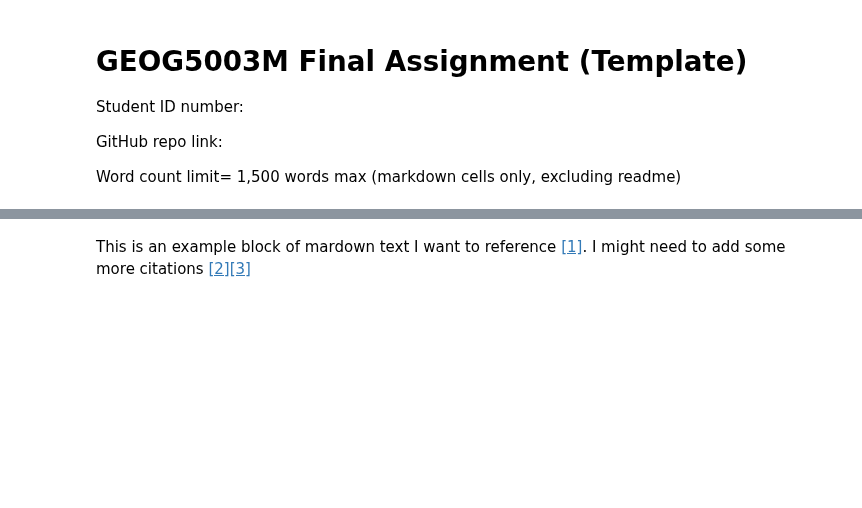
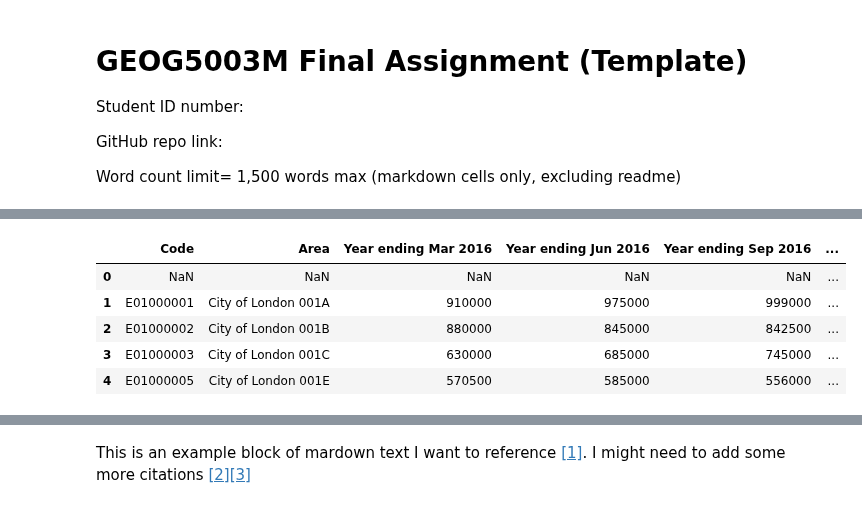
Before and after one commit to Jonathan-C-Barrett/GEOG5990M, a Jupyter notebook: GEOG5003M_Final_Project_template.ipynb, the cells around one changed output, grey strips where cells are left out. Drawn from its saved outputs; the diff is of its cells as text; code cells hidden in the pictures; blank space fills up the shorter version.

```diff
--- a/GEOG5003M_Final_Project_template.ipynb
+++ b/GEOG5003M_Final_Project_template.ipynb
@@ -31 +63,16 @@ health.head()
+# %%
+#Read in Median Property Sales
+m_sales = pd.read_csv('https://github.com/Jonathan-C-Barrett/GEOG5990M/raw/refs/heads/main/land-registry-house-prices-LSOA.csv')
+m_sales.head()
+# %%
+#Select only columns relating to 2018
+prop_16 = m_sales[['Code', 'Area','Year ending Mar 2016','Year ending Jun 2016', 'Year ending Sep 2016', 'Year ending Dec 2016']]
+prop_16.head()
+# %% [output]
+|  | Code | Area | Year ending Mar 2016 | Year ending Jun 2016 | Year ending Sep 2016 | ... |
+| 0 | NaN | NaN | NaN | NaN | NaN | ... |
+| 1 | E01000001 | City of London 001A | 910000 | 975000 | 999000 | ... |
+| 2 | E01000002 | City of London 001B | 880000 | 845000 | 842500 | ... |
+| 3 | E01000003 | City of London 001C | 630000 | 685000 | 745000 | ... |
+| 4 | E01000005 | City of London 001E | 570500 | 585000 | 556000 | ... |
 # %%
```
Also changed, not shown: parts of 7 cells of this notebook.
